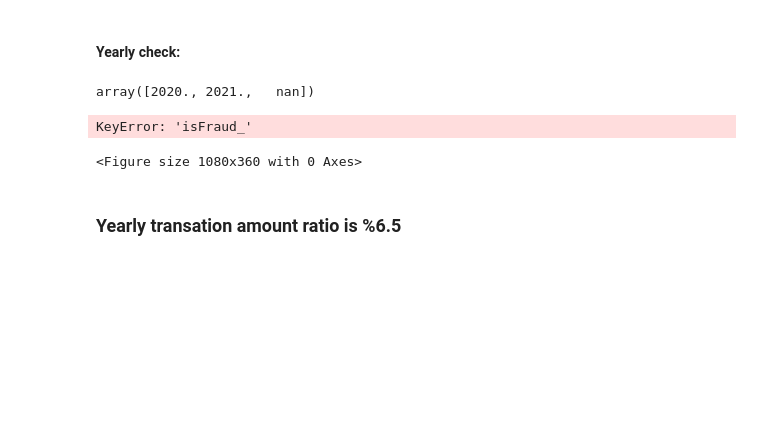
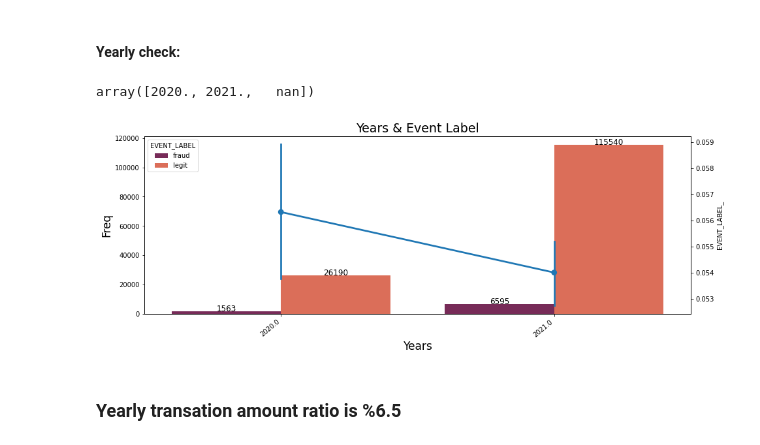
Before and after one commit to ElifKarakutukDinc/Fraud_Analytics_Case_Study, a Jupyter notebook: EDA.ipynb, the cells around one changed output. Cells and saved outputs as stored; diff of their text form; code cells hidden in the pictures; blank space fills up the shorter version.

```diff
--- a/EDA.ipynb
+++ b/EDA.ipynb
@@ -123,23 +123,22 @@ array([2020., 2021.,   nan])
 # %%
 # To see count of fraud and legit transaction at years:
 
 filter_list = ["fraud", "legit"]
 countplot_pointplot_viz(
     df_data,
     filter_list,
     "Year",
-    "isFraud_",
-    "isFraud",
+    "EVENT_LABEL",
+    "EVENT_LABEL_",
     "Years",
     "Freq",
     "Years & Event Label",
     palette="rocket",
     figsize_x=15,
     figsize_y=5,
 )
 # %% [output]
-KeyError: 'isFraud_'
-<Figure size 1080x360 with 0 Axes>
+[figure, added]
 # %% [markdown]
 ### Yearly transation amount ratio is %6.5
 # %%
```
Also changed, not shown: parts of 18 cells of this notebook.
